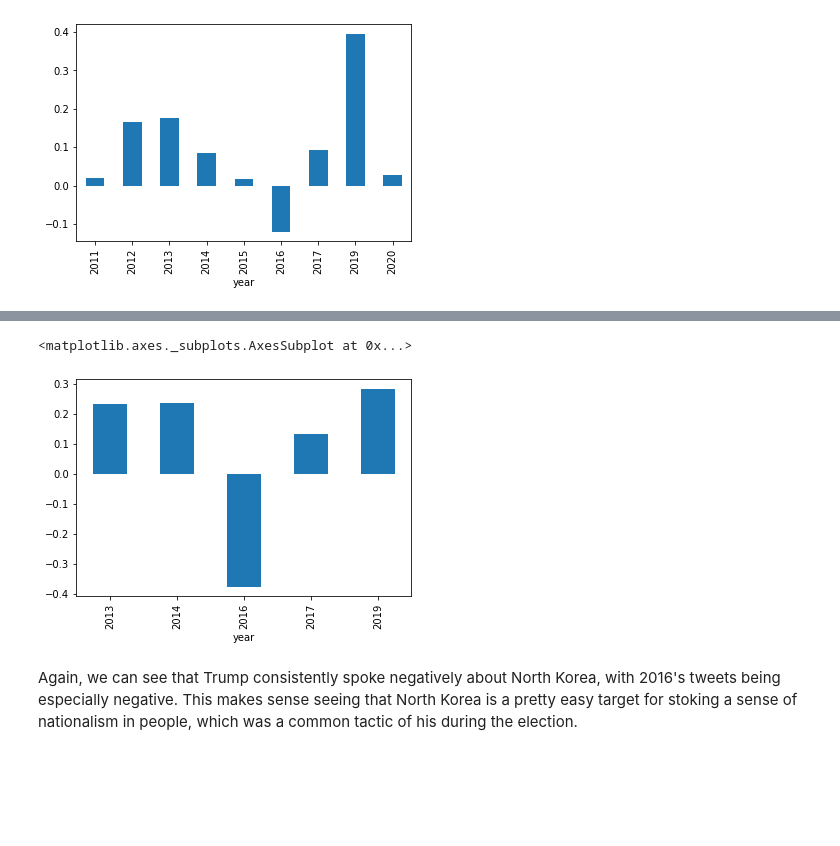
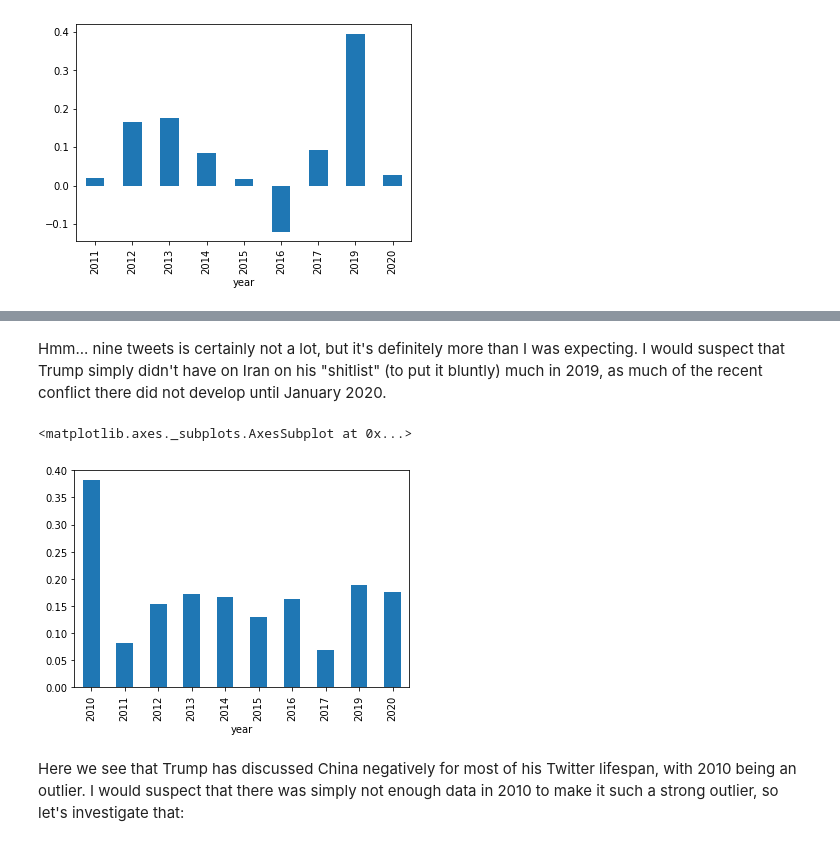
Before and after one commit to Data-Science-for-Linguists-2020/Sentiment-Analysis-of-Trump-Tweets, a Jupyter notebook: code/project_code.ipynb, the cells around one changed output, grey strips where cells are left out. Saved outputs shown, nothing was run; the diff lists cells and outputs as text; code cells hidden in the pictures; blank space fills up the shorter version.

```diff
--- a/code/project_code.ipynb
+++ b/code/project_code.ipynb
@@ -115,12 +101,12 @@ Looks good! Now, the data is much more workable; we have the measurements we are
 # %%
 russia_keywords = 'russia|moscow|putin'
 iran_keywords = 'iran|tehran|nuclear deal|rouhani'
-nk_keywords = 'north korea|dprk|pyongyang|jong-un|jong-il'
+china_keywords = 'china|beijing|xi|jinping'
 # %%
 #create the subsets for each topic
 russia = tweets['token_lower'].str.contains(russia_keywords)
 iran = tweets['token_lower'].str.contains(iran_keywords)
-nkorea = tweets['token_lower'].str.contains(nk_keywords)
+china = tweets['token_lower'].str.contains(china_keywords)
 
 #and just for fun
 sad = tweets['token_lower'].str.contains('sad')
@@ -374,8 +480,10 @@ Trump always spoke relatively negatively about Iran, though 2019 was an outlier
+# %% [markdown]
+Hmm... nine tweets is certainly not a lot, but it's definitely more than I was expecting. I would suspect that Trump simply didn't have on Iran on his "shitlist" (to put it bluntly) much in 2019, as much of the recent conflict there did not develop until January 2020.
 # %%
 #show bar graph of average polarity for tweets pertaining to north korea
-tweets[nkorea]['polarity'].groupby(tweets['year']).mean().plot(kind='bar')
+tweets[china]['polarity'].groupby(tweets['year']).mean().plot(kind='bar')
 # %% [output]
 <matplotlib.axes._subplots.AxesSubplot at 0x...>
-[figure, old version]
+[figure, new version]
-# %% [markdown]
-Again, we can see that Trump consistently spoke negatively about North Korea, with 2016's tweets being especially negative. This makes sense seeing that North Korea is a pretty easy target for stoking a sense of nationalism in people, which was a common tactic of his during the election.
+# %% [markdown]
+Here we see that Trump has discussed China negatively for most of his Twitter lifespan, with 2010 being an outlier. I would suspect that there was simply not enough data in 2010 to make it such a strong outlier, so let's investigate that:
```
Also changed, not shown: parts of 43 cells of this notebook, 4 other files.
